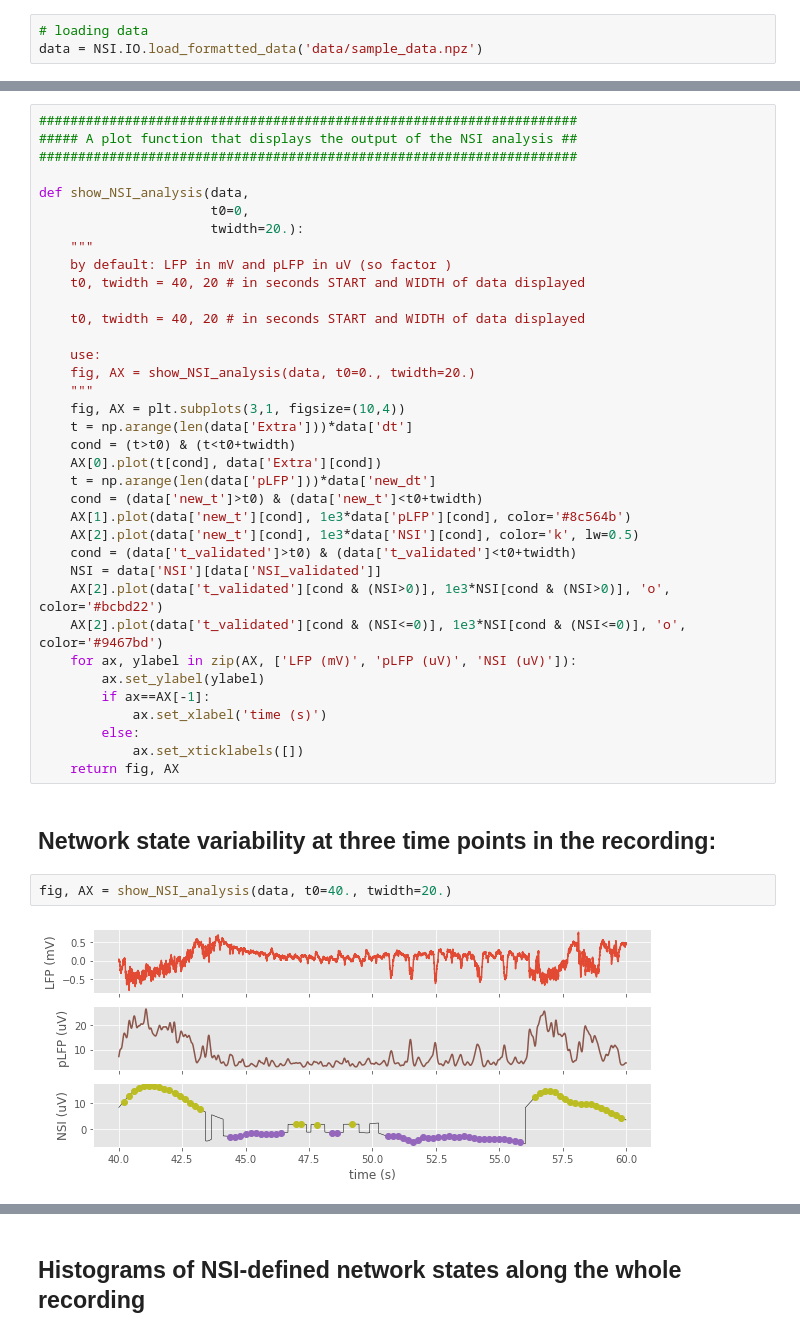
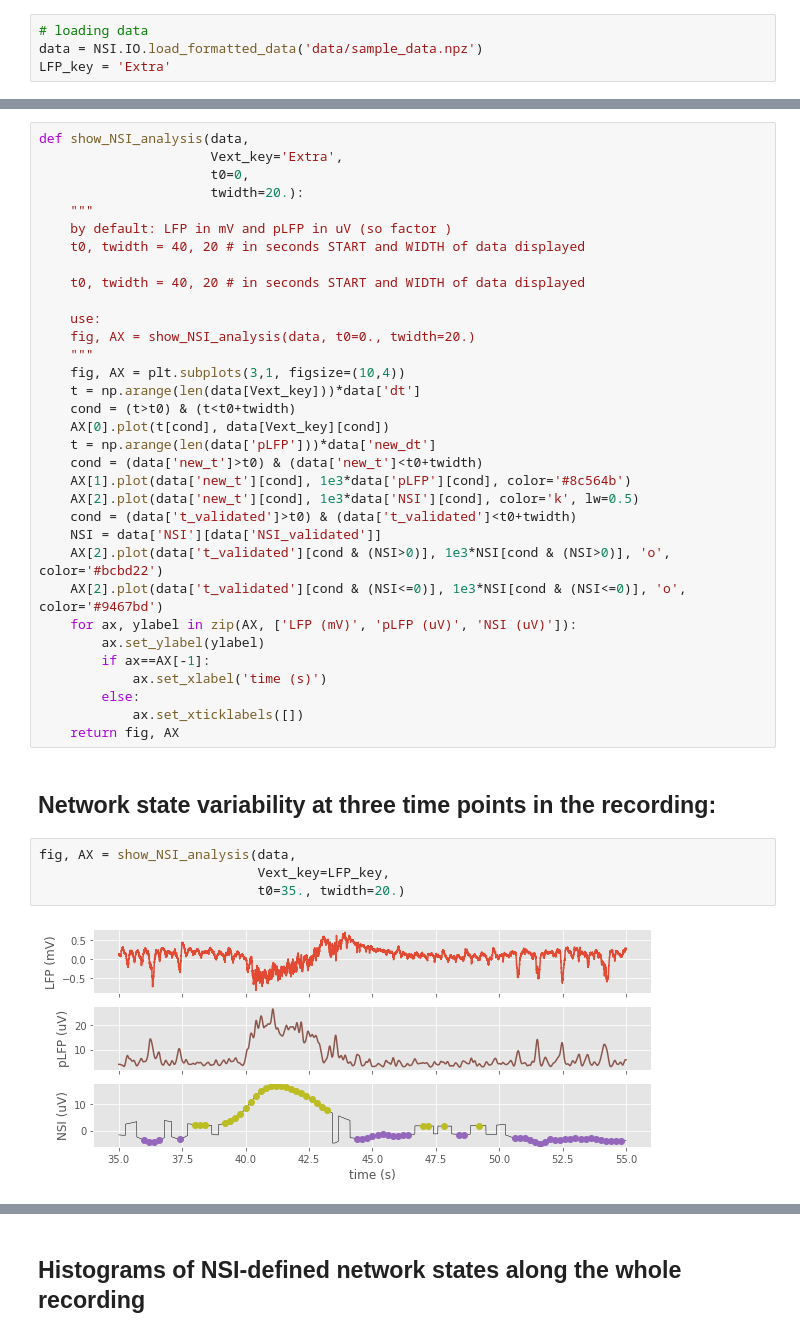
Before and after one commit to yzerlaut/Network_State_Index_old, a Jupyter notebook: notebook_demo.ipynb, the cells around one changed output, grey strips where cells are left out. Cells and saved outputs as stored; diff of their text form.

```diff
--- a/notebook_demo.ipynb
+++ b/notebook_demo.ipynb
@@ -7,6 +7,7 @@ import NSI # custom module, get it with: pip install git+https://github.com/yzer
 # %%
 # loading data
 data = NSI.IO.load_formatted_data('data/sample_data.npz')
+LFP_key = 'Extra'
 # %% [output]
 Opening:  data/sample_data.npz
 # %%
@@ -37,11 +38,8 @@ compute_Network_State_Index(data,
 
 # now the "data" dictionary contains the "NSI" and "pLFP" variables
 # %%
-#####################################################################
-##### A plot function that displays the output of the NSI analysis ##
-#####################################################################
-
 def show_NSI_analysis(data,
+                      Vext_key='Extra',
                       t0=0,
                       twidth=20.):
     """
@@ -54,9 +52,9 @@ def show_NSI_analysis(data,
     fig, AX = show_NSI_analysis(data, t0=0., twidth=20.)
     """
     fig, AX = plt.subplots(3,1, figsize=(10,4))
-    t = np.arange(len(data['Extra']))*data['dt']
+    t = np.arange(len(data[Vext_key]))*data['dt']
     cond = (t>t0) & (t<t0+twidth)
-    AX[0].plot(t[cond], data['Extra'][cond])
+    AX[0].plot(t[cond], data[Vext_key][cond])
     t = np.arange(len(data['pLFP']))*data['new_dt']
     cond = (data['new_t']>t0) & (data['new_t']<t0+twidth)
     AX[1].plot(data['new_t'][cond], 1e3*data['pLFP'][cond], color='#8c564b')
@@ -75,7 +73,9 @@ def show_NSI_analysis(data,
 # %% [markdown]
 ## Network state variability at three time points in the recording:
 # %%
-fig, AX = show_NSI_analysis(data, t0=40., twidth=20.)
+fig, AX = show_NSI_analysis(data,
+                            Vext_key=LFP_key,
+                            t0=35., twidth=20.)
 # %% [output]
-[figure, old version]
+[figure, new version]
 # %%
```
Also changed, not shown: parts of 3 cells of this notebook, 5 other files.
